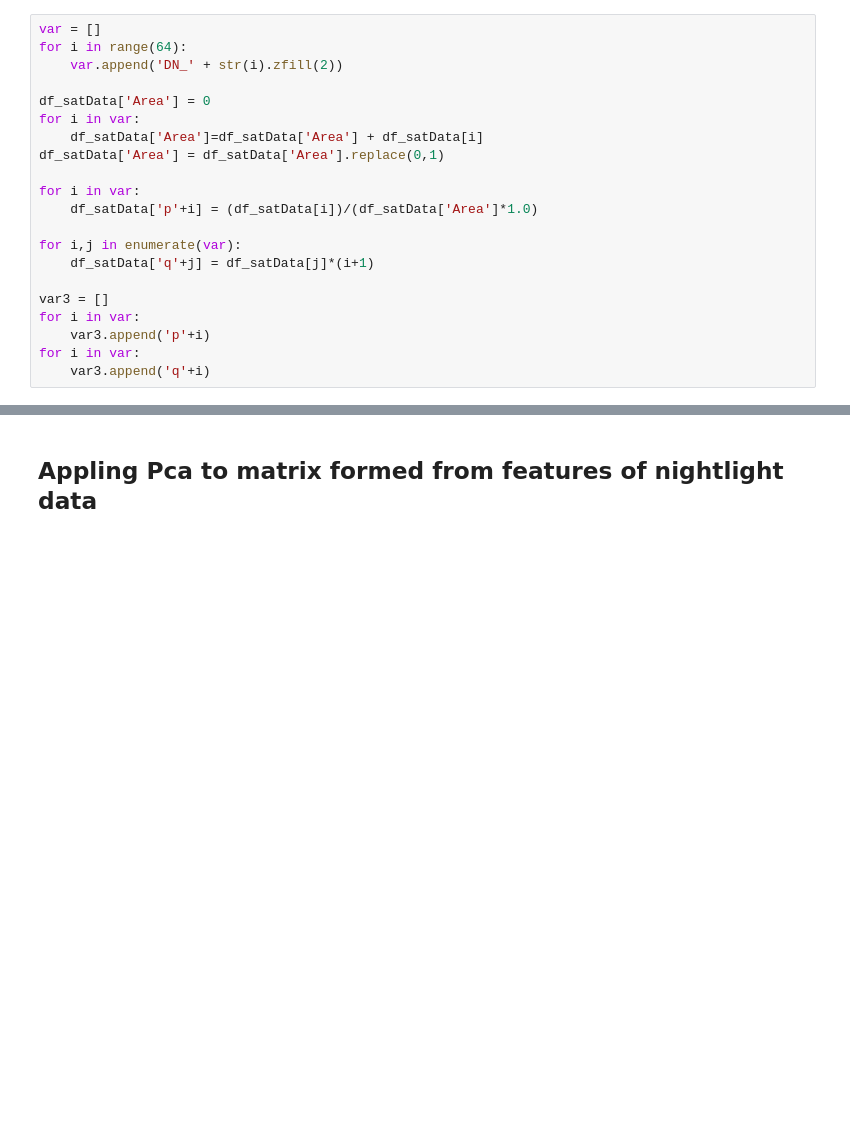
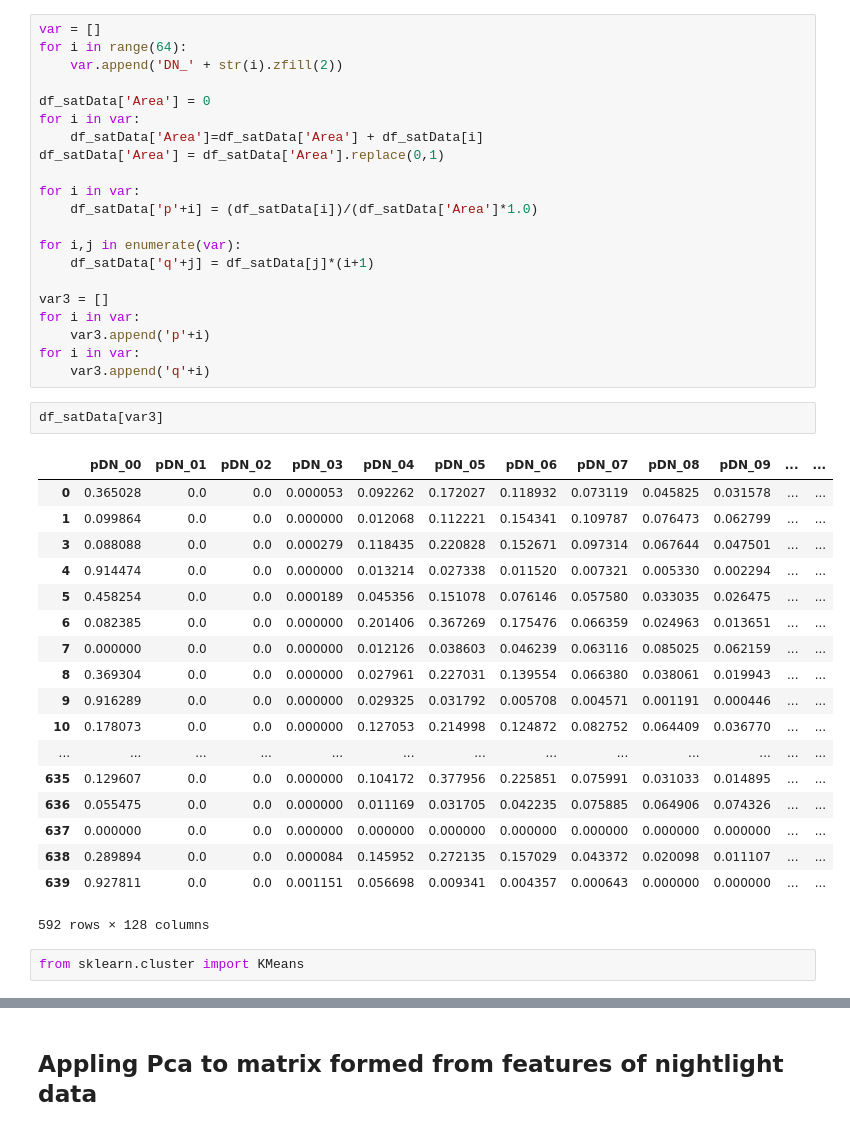
Before and after one commit to agdeva8/satellite_data, a Jupyter notebook: dist_finshed_code/logreg_modi_nlPca_final_da-exp.ipynb, the cells around one changed output, grey strips where cells are left out. Saved outputs shown, nothing was run; the diff lists cells and outputs as text; blank space fills up the shorter version.

```diff
--- a/dist_finshed_code/logreg_modi_nlPca_final_da-exp.ipynb
+++ b/dist_finshed_code/logreg_modi_nlPca_final_da-exp.ipynb
@@ -99,3 +120,26 @@ for i in var:
     var3.append('p'+i)
 for i in var:
     var3.append('q'+i)
+# %%
+df_satData[var3]
+# %% [output]
+|  | pDN_00 | pDN_01 | pDN_02 | pDN_03 | pDN_04 | pDN_05 | pDN_06 | pDN_07 | pDN_08 | pDN_09 | ... | ... |
+| 0 | 0.365028 | 0.0 | 0.0 | 0.000053 | 0.092262 | 0.172027 | 0.118932 | 0.073119 | 0.045825 | 0.031578 | ... | ... |
+| 1 | 0.099864 | 0.0 | 0.0 | 0.000000 | 0.012068 | 0.112221 | 0.154341 | 0.109787 | 0.076473 | 0.062799 | ... | ... |
+| 3 | 0.088088 | 0.0 | 0.0 | 0.000279 | 0.118435 | 0.220828 | 0.152671 | 0.097314 | 0.067644 | 0.047501 | ... | ... |
+| 4 | 0.914474 | 0.0 | 0.0 | 0.000000 | 0.013214 | 0.027338 | 0.011520 | 0.007321 | 0.005330 | 0.002294 | ... | ... |
+| 5 | 0.458254 | 0.0 | 0.0 | 0.000189 | 0.045356 | 0.151078 | 0.076146 | 0.057580 | 0.033035 | 0.026475 | ... | ... |
+| 6 | 0.082385 | 0.0 | 0.0 | 0.000000 | 0.201406 | 0.367269 | 0.175476 | 0.066359 | 0.024963 | 0.013651 | ... | ... |
+| 7 | 0.000000 | 0.0 | 0.0 | 0.000000 | 0.012126 | 0.038603 | 0.046239 | 0.063116 | 0.085025 | 0.062159 | ... | ... |
+| 8 | 0.369304 | 0.0 | 0.0 | 0.000000 | 0.027961 | 0.227031 | 0.139554 | 0.066380 | 0.038061 | 0.019943 | ... | ... |
+| 9 | 0.916289 | 0.0 | 0.0 | 0.000000 | 0.029325 | 0.031792 | 0.005708 | 0.004571 | 0.001191 | 0.000446 | ... | ... |
+| 10 | 0.178073 | 0.0 | 0.0 | 0.000000 | 0.127053 | 0.214998 | 0.124872 | 0.082752 | 0.064409 | 0.036770 | ... | ... |
+| ... | ... | ... | ... | ... | ... | ... | ... | ... | ... | ... | ... | ... |
+| 635 | 0.129607 | 0.0 | 0.0 | 0.000000 | 0.104172 | 0.377956 | 0.225851 | 0.075991 | 0.031033 | 0.014895 | ... | ... |
+| 636 | 0.055475 | 0.0 | 0.0 | 0.000000 | 0.011169 | 0.031705 | 0.042235 | 0.075885 | 0.064906 | 0.074326 | ... | ... |
+| 637 | 0.000000 | 0.0 | 0.0 | 0.000000 | 0.000000 | 0.000000 | 0.000000 | 0.000000 | 0.000000 | 0.000000 | ... | ... |
+| 638 | 0.289894 | 0.0 | 0.0 | 0.000084 | 0.145952 | 0.272135 | 0.157029 | 0.043372 | 0.020098 | 0.011107 | ... | ... |
+| 639 | 0.927811 | 0.0 | 0.0 | 0.001151 | 0.056698 | 0.009341 | 0.004357 | 0.000643 | 0.000000 | 0.000000 | ... | ... |
+592 rows × 128 columns
+# %%
+from sklearn.cluster import KMeans
```
Also changed, not shown: parts of 32 cells of this notebook, 30 other files.
